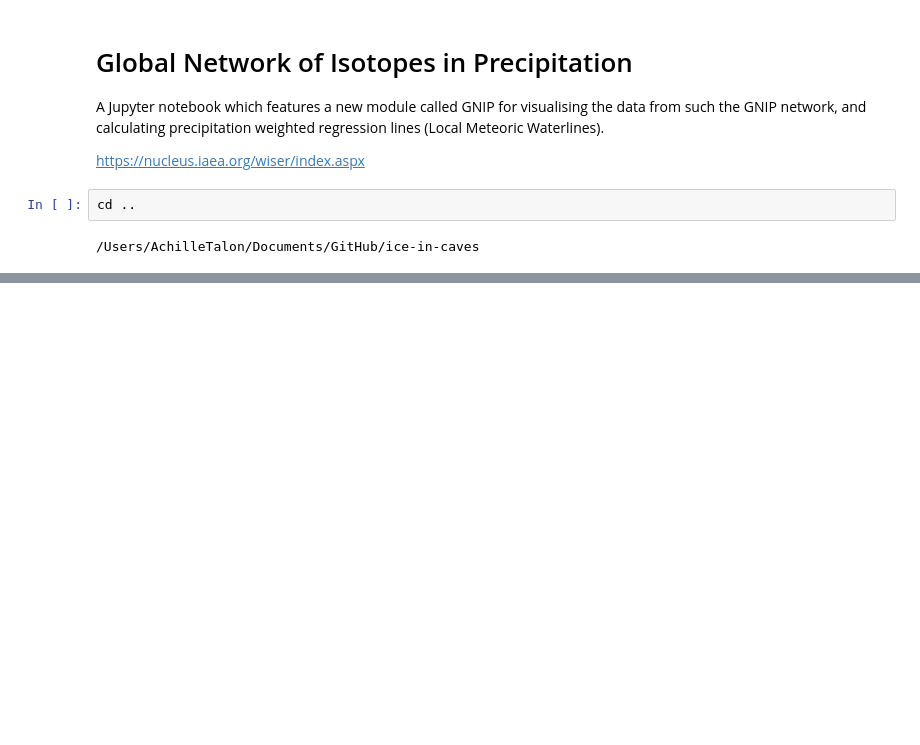
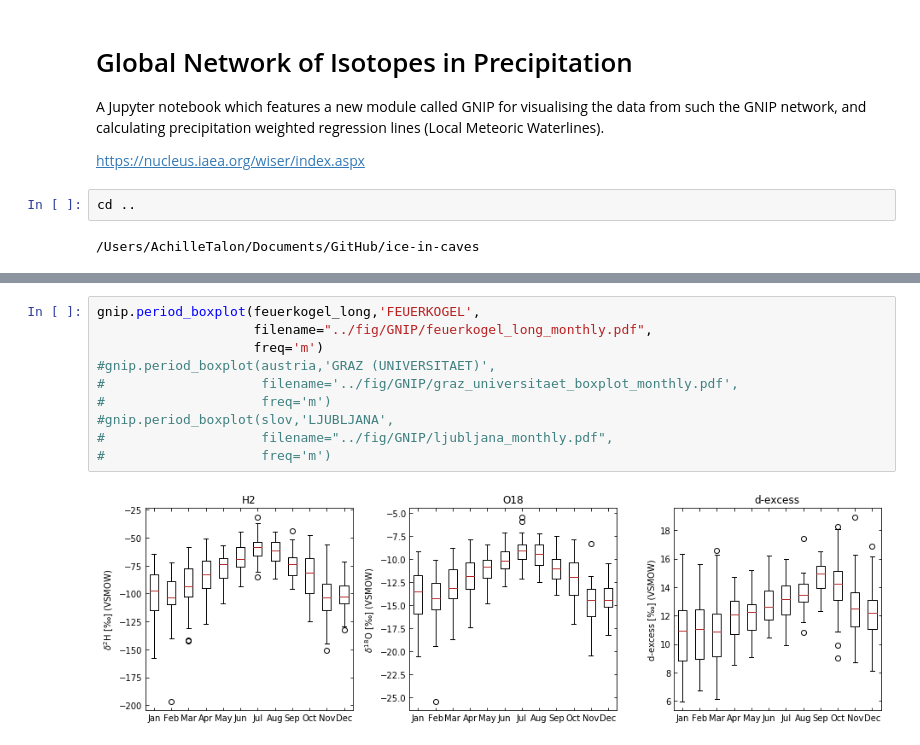
Before and after one commit to tr1813/ice-in-caves, a Jupyter notebook: ipynb/GNIP_isotopes.ipynb, the cells around one changed output, grey strips where cells are left out. Drawn from its saved outputs; the diff is of its cells as text; blank space fills up the shorter version.

```diff
--- a/ipynb/GNIP_isotopes.ipynb
+++ b/ipynb/GNIP_isotopes.ipynb
@@ -111,0 +47,12 @@ iso.full_plotter(hundsalm,
+# %%
+gnip.period_boxplot(feuerkogel_long,'FEUERKOGEL',
+                    filename="../fig/GNIP/feuerkogel_long_monthly.pdf",
+                    freq='m')
+#gnip.period_boxplot(austria,'GRAZ (UNIVERSITAET)',
+#                    filename='../fig/GNIP/graz_universitaet_boxplot_monthly.pdf',
+#                    freq='m')
+#gnip.period_boxplot(slov,'LJUBLJANA',
+#                    filename="../fig/GNIP/ljubljana_monthly.pdf",
+#                    freq='m')
+# %% [output]
+[figure, added]
```
Also changed, not shown: parts of 55 cells of this notebook, 2 other files.
